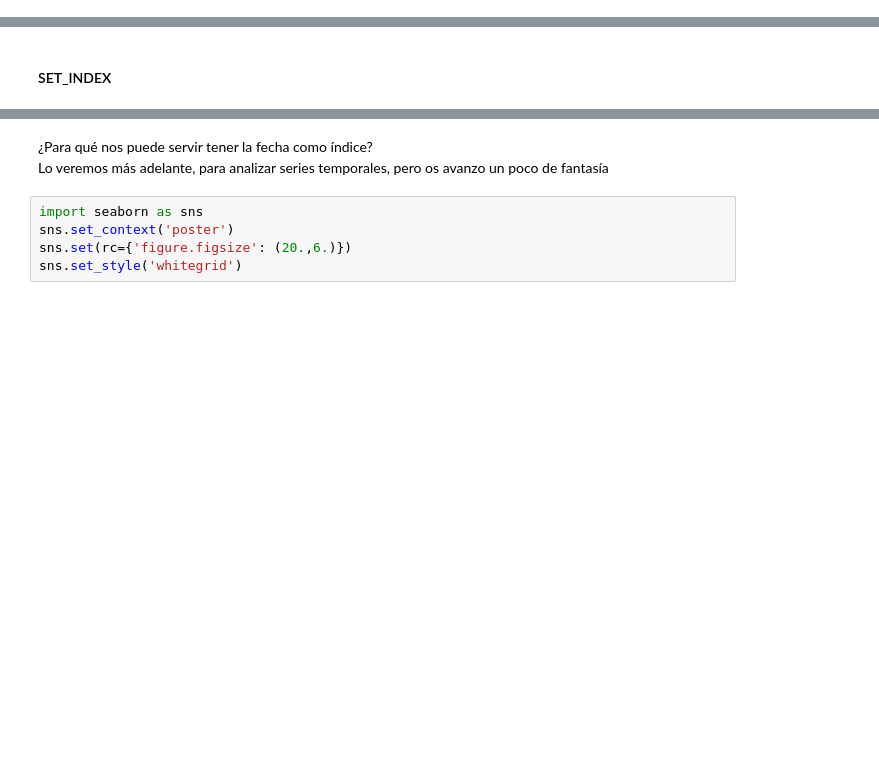
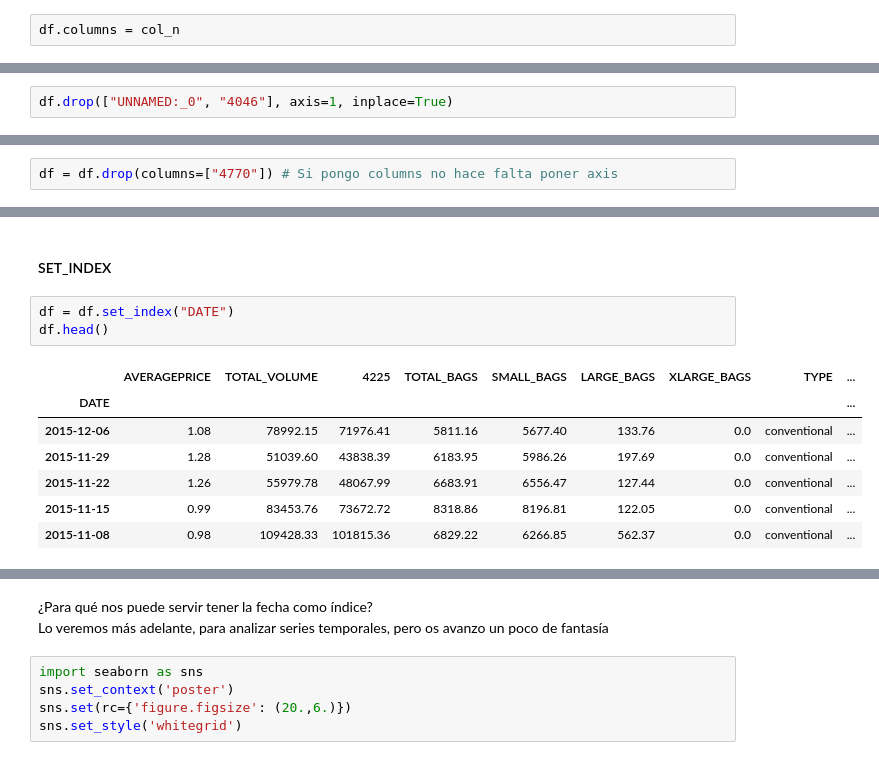
Before and after one commit to Ironhack-Data-Madrid-Agosto-2021/classroom-materials, a Jupyter notebook: week_02/04-pandas.ipynb, the cells around one changed output, grey strips where cells are left out. Saved outputs shown, nothing was run; the diff lists cells and outputs as text; blank space fills up the shorter version.

```diff
--- a/week_02/04-pandas.ipynb
+++ b/week_02/04-pandas.ipynb
@@ -303,0 +787,2 @@ df[(df.AveragePrice>=0.71) | (df.year==2015)].tail()
+# %%
+df.columns = col_n
@@ -305,3 +799,5 @@ df[(df.AveragePrice>=0.71) | (df.year==2015)].tail()
 ### Borramos columnas
 # %%
 # Axis 1 siempre columnas
+# %%
+df.drop(["UNNAMED:_0", "4046"], axis=1, inplace=True)
@@ -307,0 +813,2 @@ df[(df.AveragePrice>=0.71) | (df.year==2015)].tail()
+# %%
+df = df.drop(columns=["4770"]) # Si pongo columns no hace falta poner axis
@@ -321,2 +866,13 @@ Leemos la [documentación](https://pandas.pydata.org/pandas-docs/stable/referenc
 # %% [markdown]
 #### SET_INDEX
+# %%
+df = df.set_index("DATE")
+df.head()
+# %% [output]
+|  | AVERAGEPRICE | TOTAL_VOLUME | 4225 | TOTAL_BAGS | SMALL_BAGS | LARGE_BAGS | XLARGE_BAGS | TYPE | ... |
+| DATE |  |  |  |  |  |  |  |  | ... |
+| 2015-12-06 | 1.08 | 78992.15 | 71976.41 | 5811.16 | 5677.40 | 133.76 | 0.0 | conventional | ... |
+| 2015-11-29 | 1.28 | 51039.60 | 43838.39 | 6183.95 | 5986.26 | 197.69 | 0.0 | conventional | ... |
+| 2015-11-22 | 1.26 | 55979.78 | 48067.99 | 6683.91 | 6556.47 | 127.44 | 0.0 | conventional | ... |
+| 2015-11-15 | 0.99 | 83453.76 | 73672.72 | 8318.86 | 8196.81 | 122.05 | 0.0 | conventional | ... |
+| 2015-11-08 | 0.98 | 109428.33 | 101815.36 | 6829.22 | 6266.85 | 562.37 | 0.0 | conventional | ... |
```
Also changed, not shown: parts of 121 cells of this notebook.
